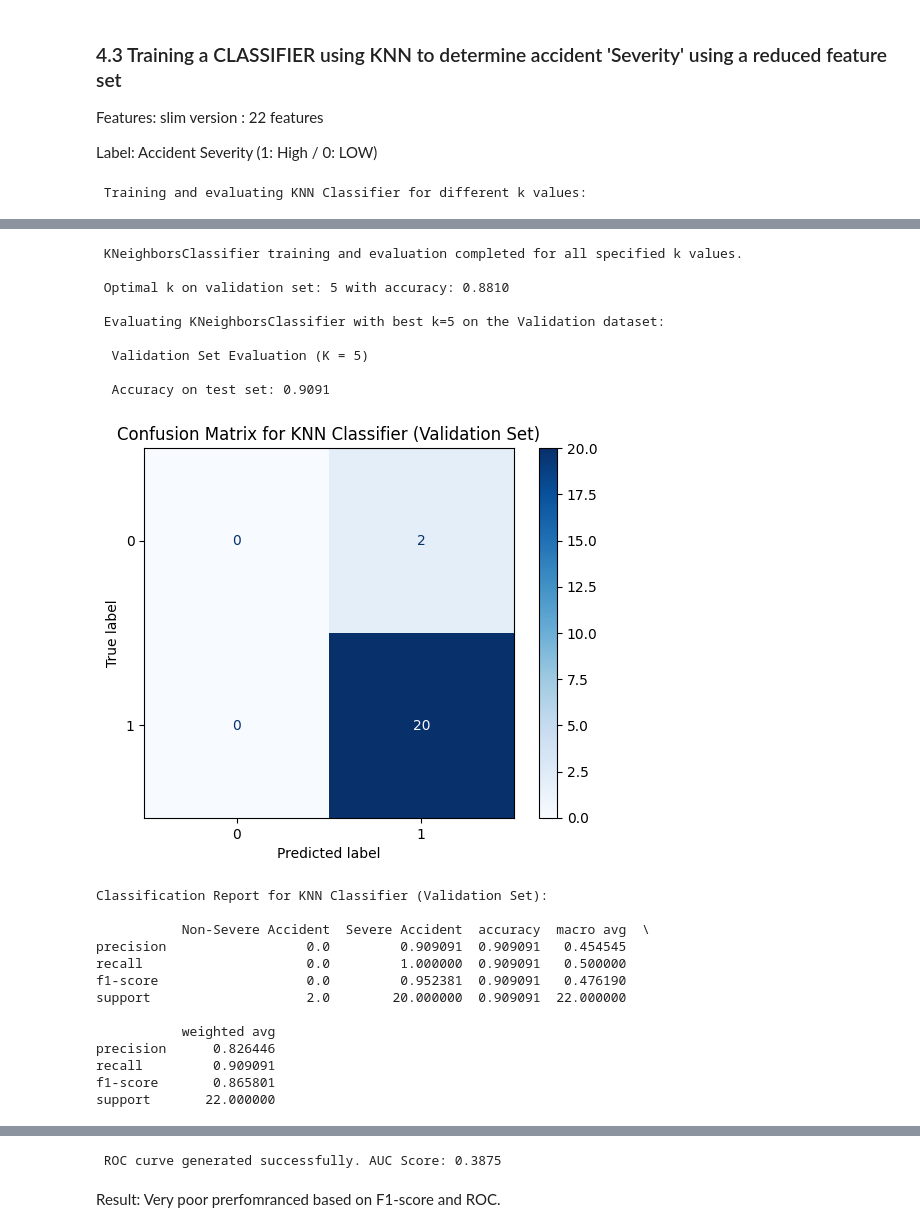
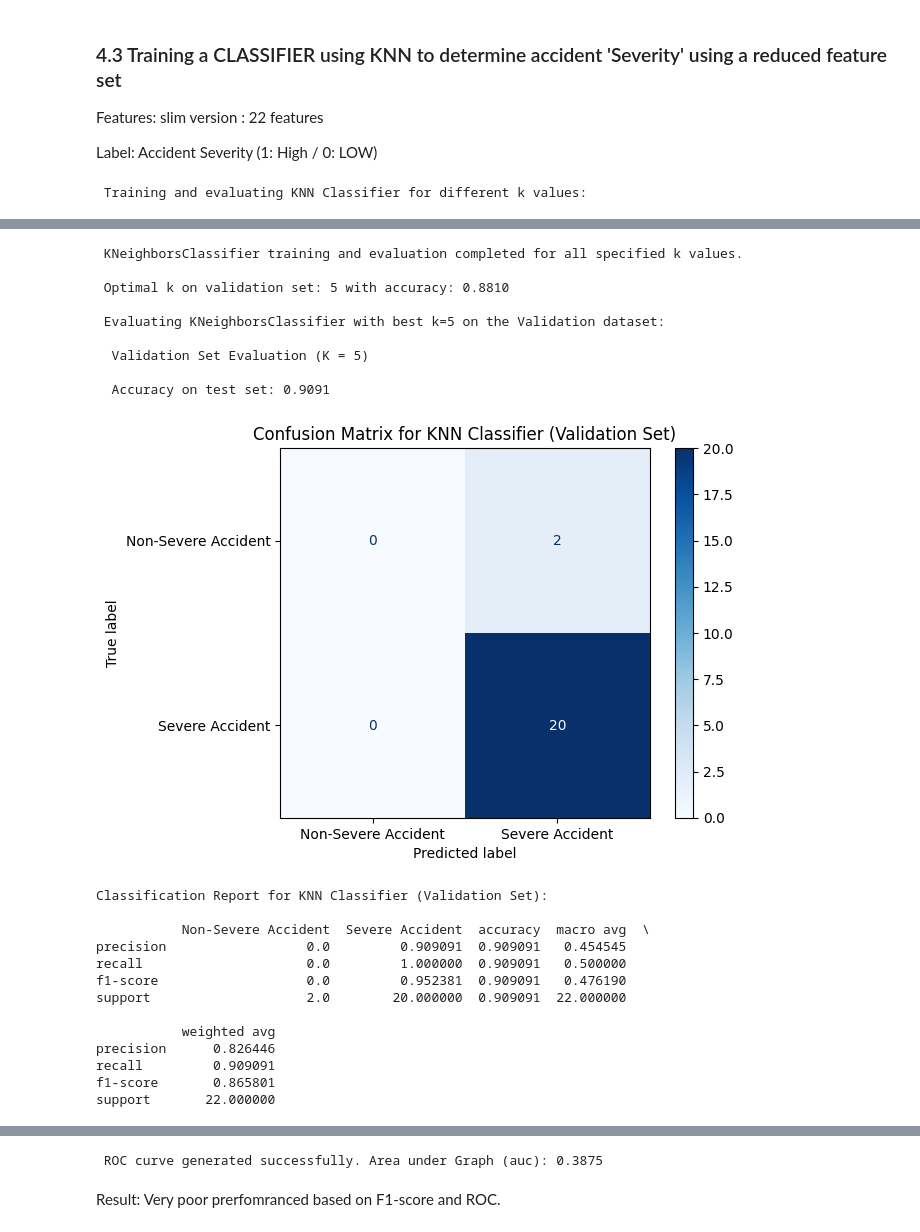
Before and after one commit to michael-vella/ics5110-assignment, a Jupyter notebook: notebooks/final/3c_KNN_MMIZZI.ipynb, the cells around one changed output, grey strips where cells are left out. Cells and saved outputs as stored; diff of their text form; code cells hidden in the pictures.

```diff
--- a/notebooks/final/3c_KNN_MMIZZI.ipynb
+++ b/notebooks/final/3c_KNN_MMIZZI.ipynb
@@ -631,7 +660,7 @@ vehicle_features = ['num_vehicle_unknown','num_vehicle_pedestrian','num_vehicle_
                     'num_vehicle_van','num_vehicle_bus']
 env_features = ['is_raining','traffic_level_encoded']
 driver_features = ['num_drivers_under_18','num_drivers_18_to_24','num_drivers_25_to_49','num_drivers_50_to_64','num_drivers_65_plus',
-                   'num_drivers_age_unknown','num_drivers_total']
+                   'num_drivers_age_unknown','num_drivers_total','num_drivers_male','num_drivers_female']
 
 #test = df[label_columns,day_features,time_features,location_features,vehicle_features,env_features,driver_features]
 
@@ -651,8 +680,9 @@ Xenv = df[env_features]
 Xdriver = df[driver_features]
 Xslim = df[['is_weekend', 'traffic_level_encoded', 'region_Central', 'region_Gozo', 'region_Northern', 'region_South Eastern', 'region_Southern Harbour',
            'num_vehicle_motorbike', 'num_vehicle_car', 'num_vehicle_van', 'num_vehicle_bus', 'is_raining', 'traffic_level_encoded', 'num_drivers_total']]
-#the slim version of the feture set is a biased version based on my personal logic.
+#the slim version of the feture set is a user biased version of the feature set.
 #It is set to hypotetically assess any significant change in accuracy of the model
+#due to curse of dimensionality
 
 print("Overview of dataframes prepared for model training")
 print(f"Shape of X (features): {X.shape[0]} rows, {X.shape[1]} columns represents all injected features")
@@ -1010,5 +1039,5 @@ Where class '0' or '1' refer to the target prediction class, that is;
 # %%
-# Create empty sample data
+# Create an empty sample data
 test_data = {
     'Test Name': [],
     'k Value': [],
@@ -1019,7 +1048,7 @@ test_data = {
     'Class 1 Recall': [],
     'Class 0 F1 Score': [],
     'Class 1 F1 Score': [],
-    'AUG': []
+    'auc': []
 }
 
 # Create DataFrame
@@ -1293,77 +1314,52 @@ test_accuracy = accuracy_score(y_val.iloc[:, 0], y_pred_val)
 print(f"\n  Validation Set Evaluation (K = {best_k})")
 print(f"\n  Accuracy on test set: {test_accuracy:.4f} \n")
 
-# Generate the confusion matrix
-cm = confusion_matrix(y_val.iloc[:,0], y_pred_val)
-
-# Display the confusion matrix
-disp = ConfusionMatrixDisplay(confusion_matrix=cm, display_labels=knn_classifier_test.classes_)
-disp.plot(cmap=plt.cm.Blues)
-plt.title('Confusion Matrix for KNN Classifier (Validation Set)')
-plt.show()
-
 # Define target names for clarity in the report
 target_names = ['Non-Severe Accident', 'Severe Accident']
 
-# Generate and print the classification report
-report = classification_report(y_val.iloc[:,0], y_pred_val, target_names=target_names, output_dict=True)
+# Display the confusion matrix
+plot_confusion_matrix(y_val.iloc[:,0], y_pred_val, target_names)
 
-print("Classification Report for KNN Classifier (Validation Set): \n")
-print(pd.DataFrame(report))
+# Compute and Display classification report
+report = generate_classification_report(y_val.iloc[:,0], y_pred_val, target_names)
 
-#Get predicted probabilities for the positive class (High severity=1)
-y_pred_proba = knn_classifier_test.predict_proba(Xslim_val)[:, 1]
+# Get predicted probabilities for the positive class (High severity=1)
+y_pred_proba = knn_classifier_test.predict_proba(Xslim_val)[:, 1] #changed to '1' to measure
 
 # Get true labels
 y_true = y_val.iloc[:, 0]
 
-# Calculate ROC curve
-fpr, tpr, thresholds = roc_curve(y_true, y_pred_proba)
-
-# Calculate AUC score
-auc_score = roc_auc_score(y_true, y_pred_proba)
-
-# Plot the ROC curve
-plt.figure(figsize=(8, 6))
-plt.plot(fpr, tpr, color='blue', label=f'ROC Curve (AUC = {auc_score:.2f})')
-plt.plot([0, 1], [0, 1], color='red', linestyle='--', label='Random Classifier')
-plt.xlabel('False Positive Rate')
-plt.ylabel('True Positive Rate')
-plt.title('Receiver Operating Characteristic (ROC) Curve for High severity Prediction')
-plt.legend()
-plt.grid(True)
-plt.show()
-
-print(f"\n ROC curve generated successfully. AUC Score: {auc_score:.4f}")
+#Plot ROC/ measure auc
+auc_score = ROC_curve(y_true, y_pred_proba)
 
 # store main conclusions in KPI matrix
 test_data = pd.DataFrame([{
     'Test Name': 'Test 4.3',
     'k Value': best_k,
     'Accuracy': test_accuracy,
     'Class 0 Precision': report[target_names[0]]['precision'],
     'Class 1 Precision': report[target_names[1]]['precision'],
     'Class 0 Recall': report[target_names[0]]['recall'],
     'Class 1 Recall': report[target_names[1]]['recall'],
     'Class 0 F1 Score': report[target_names[0]]['f1-score'],
     'Class 1 F1 Score': report[target_names[1]]['f1-score'],
-    'AUG': auc_score
+    'auc': auc_score
 
 }])
 kpi_table = pd.concat([kpi_table, test_data], ignore_index=True)
 # %% [output]
  Training and evaluating KNN Classifier for different k values:
 [figure]
  KNeighborsClassifier training and evaluation completed for all specified k values.
 
  Optimal k on validation set: 5 with accuracy: 0.8810
 
  Evaluating KNeighborsClassifier with best k=5 on the Validation dataset:
 
   Validation Set Evaluation (K = 5)
 
   Accuracy on test set: 0.9091
-[figure, old version]
+[figure, new version]
 Classification Report for KNN Classifier (Validation Set):
 
            Non-Severe Accident  Severe Accident  accuracy  macro avg  \
@@ -1381,4 +1377,4 @@ support       22.000000
- ROC curve generated successfully. AUC Score: 0.3875
+ ROC curve generated successfully. Area under Graph (auc): 0.3875
 # %% [markdown]
 Result: Very poor prerfomranced based on F1-score and ROC.
 # %% [markdown]
```
Also changed, not shown: parts of 77 cells of this notebook.
